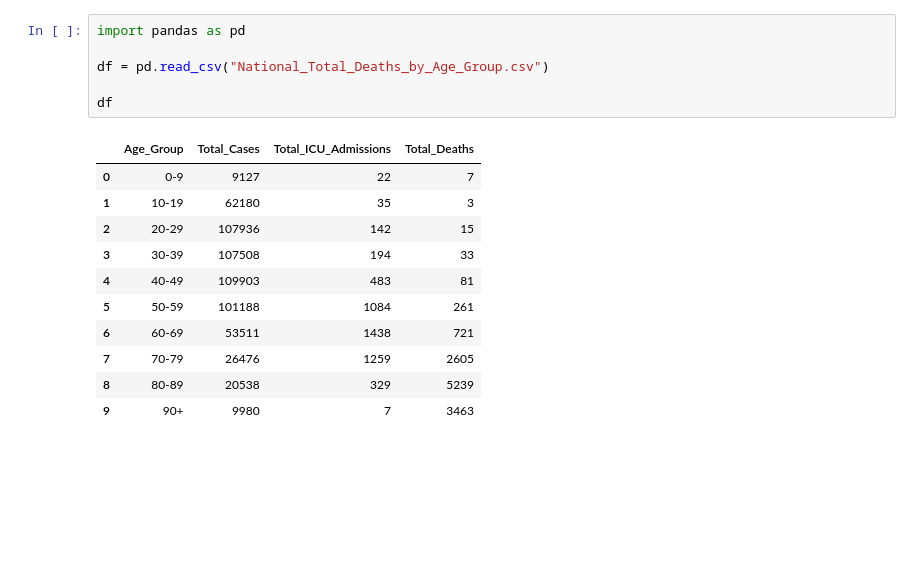
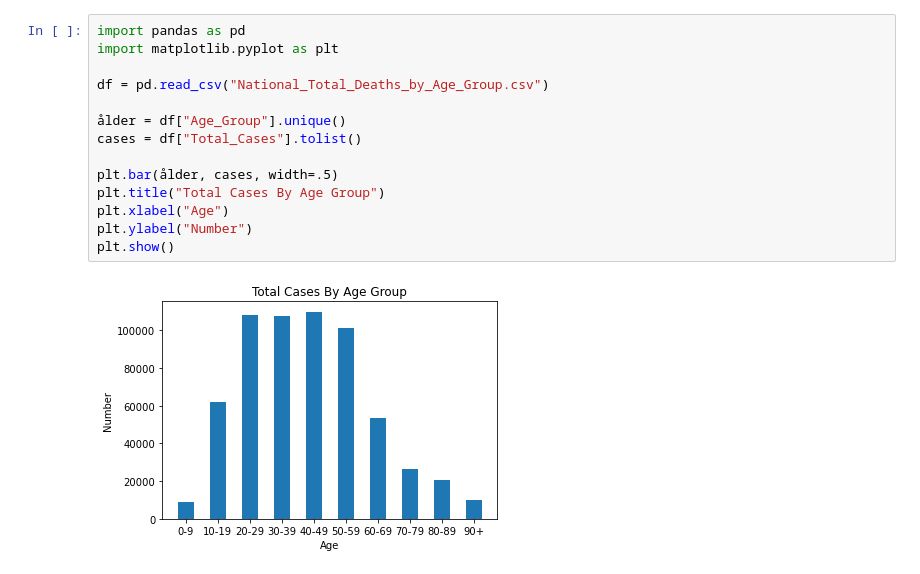
Before and after one commit to laullopes/Lauanda_Lopes_TE19C, a Jupyter notebook: Dataanalysprojekt/Data/National.ipynb, the cells around one changed output. Saved outputs shown, nothing was run; the diff lists cells and outputs as text; blank space fills up the shorter version.

```diff
--- a/Dataanalysprojekt/Data/National.ipynb
+++ b/Dataanalysprojekt/Data/National.ipynb
@@ -1,18 +1,16 @@
-# %%
-import pandas as pd
-
-df = pd.read_csv("National_Total_Deaths_by_Age_Group.csv")
-
-df
-# %% [output]
-|  | Age_Group | Total_Cases | Total_ICU_Admissions | Total_Deaths |
-| 0 | 0-9 | 9127 | 22 | 7 |
-| 1 | 10-19 | 62180 | 35 | 3 |
-| 2 | 20-29 | 107936 | 142 | 15 |
-| 3 | 30-39 | 107508 | 194 | 33 |
-| 4 | 40-49 | 109903 | 483 | 81 |
-| 5 | 50-59 | 101188 | 1084 | 261 |
-| 6 | 60-69 | 53511 | 1438 | 721 |
-| 7 | 70-79 | 26476 | 1259 | 2605 |
-| 8 | 80-89 | 20538 | 329 | 5239 |
-| 9 | 90+ | 9980 | 7 | 3463 |
+# %%
+import pandas as pd
+import matplotlib.pyplot as plt
+
+df = pd.read_csv("National_Total_Deaths_by_Age_Group.csv")
+
+ålder = df["Age_Group"].unique()
+cases = df["Total_Cases"].tolist()
+
+plt.bar(ålder, cases, width=.5)
+plt.title("Total Cases By Age Group")
+plt.xlabel("Age")
+plt.ylabel("Number")
+plt.show()
+# %% [output]
+[figure, added]
```
Also changed, not shown: parts of 2 cells of this notebook, 1 other file.
